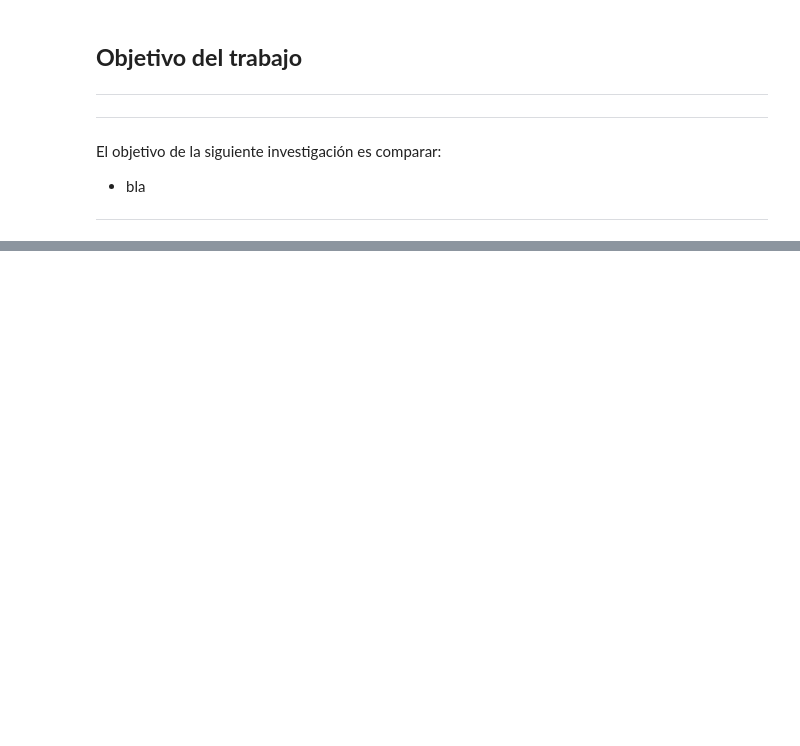
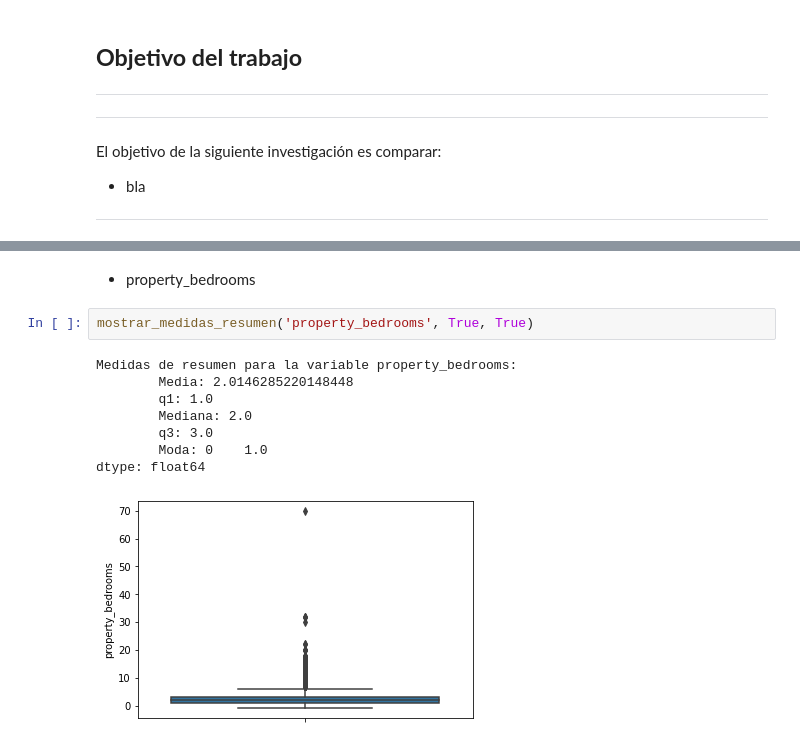
Before and after one commit to LucianoTrujillo/7506R-2C2022-GRUPO10, a Jupyter notebook: 7506R_TP1_GRUPO10_ENTREGA.ipynb, the cells around one changed output, grey strips where cells are left out. Drawn from its saved outputs; the diff is of its cells as text; blank space fills up the shorter version.

```diff
--- a/7506R_TP1_GRUPO10_ENTREGA.ipynb
+++ b/7506R_TP1_GRUPO10_ENTREGA.ipynb
@@ -90,0 +275,13 @@ Created in <span style='font-weight:600;margin-left:4px;'>Deepnote</span></a>
+# %% [markdown]
+-  property_bedrooms
+# %%
+mostrar_medidas_resumen('property_bedrooms', True, True)
+# %% [output]
+Medidas de resumen para la variable property_bedrooms:
+        Media: 2.0146285220148448
+        q1: 1.0
+        Mediana: 2.0
+        q3: 3.0
+        Moda: 0    1.0
+dtype: float64
+[figure, added]
```
Also changed, not shown: parts of 222 cells of this notebook.
